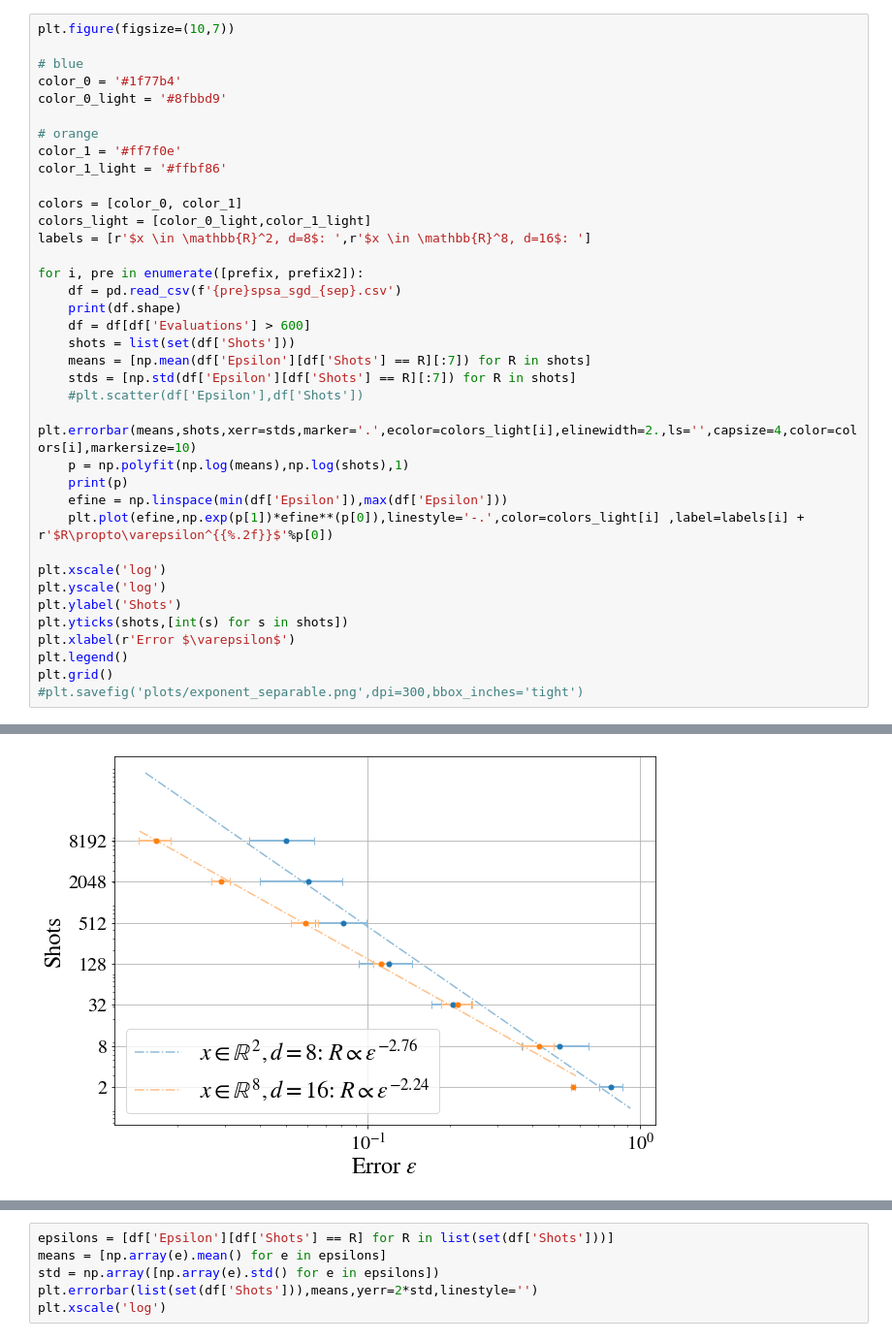
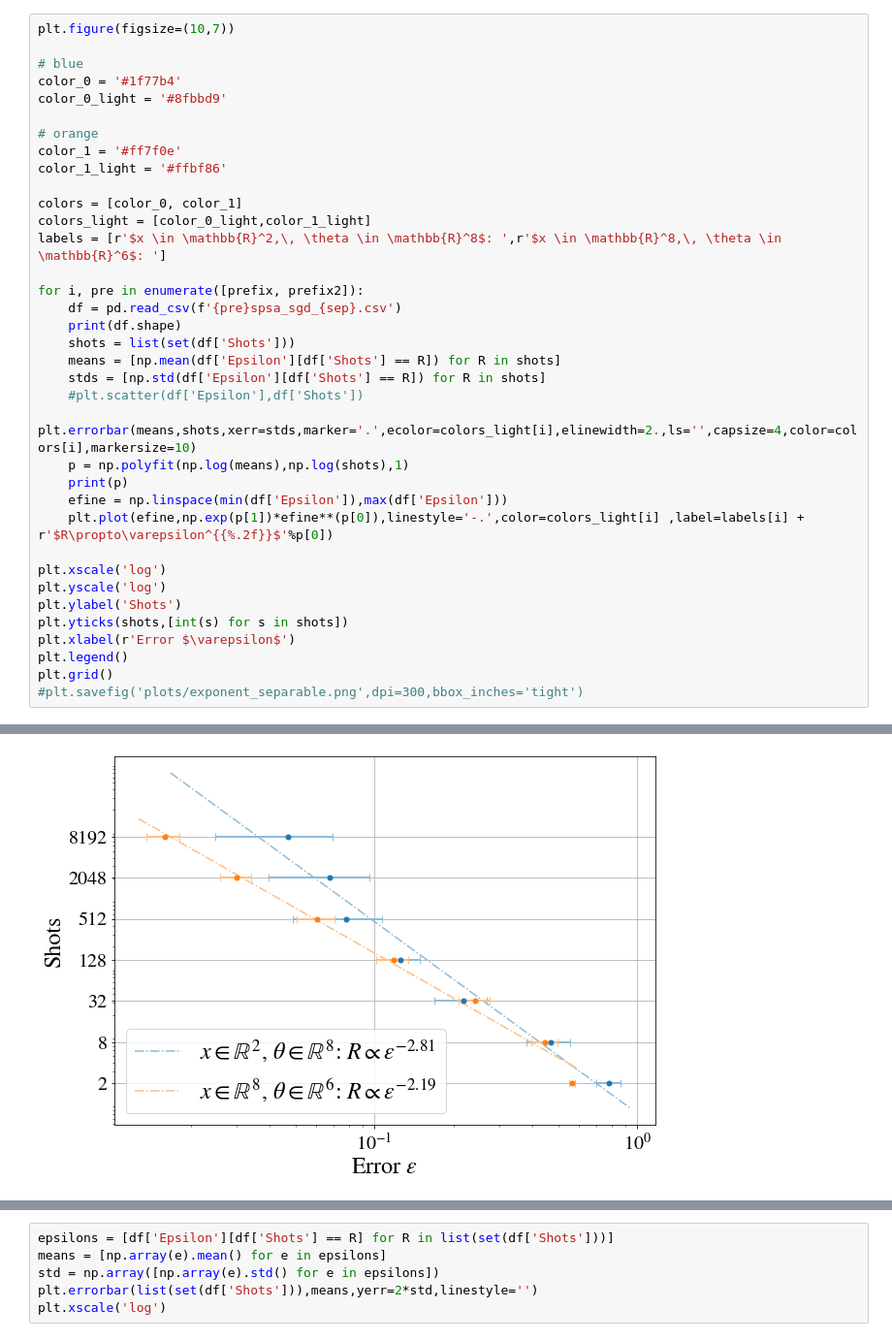
Before and after one commit to gentinettagian/complexity_of_qsvms, a Jupyter notebook: approx_qsvm/more_plots.ipynb, the cells around one changed output, grey strips where cells are left out. Shown at 97% size. Saved outputs shown, nothing was run; the diff lists cells and outputs as text.

```diff
--- a/approx_qsvm/more_plots.ipynb
+++ b/approx_qsvm/more_plots.ipynb
@@ -37,15 +35,14 @@ color_1_light = '#ffbf86'
 
 colors = [color_0, color_1]
 colors_light = [color_0_light,color_1_light]
-labels = [r'$x \in \mathbb{R}^2, d=8$: ',r'$x \in \mathbb{R}^8, d=16$: ']
+labels = [r'$x \in \mathbb{R}^2,\, \theta \in \mathbb{R}^8$: ',r'$x \in \mathbb{R}^8,\, \theta \in \mathbb{R}^6$: ']
 
 for i, pre in enumerate([prefix, prefix2]):
     df = pd.read_csv(f'{pre}spsa_sgd_{sep}.csv')
     print(df.shape)
-    df = df[df['Evaluations'] > 600]
     shots = list(set(df['Shots']))
-    means = [np.mean(df['Epsilon'][df['Shots'] == R][:7]) for R in shots]
-    stds = [np.std(df['Epsilon'][df['Shots'] == R][:7]) for R in shots]
+    means = [np.mean(df['Epsilon'][df['Shots'] == R]) for R in shots]
+    stds = [np.std(df['Epsilon'][df['Shots'] == R]) for R in shots]
     #plt.scatter(df['Epsilon'],df['Shots'])
     plt.errorbar(means,shots,xerr=stds,marker='.',ecolor=colors_light[i],elinewidth=2.,ls='',capsize=4,color=colors[i],markersize=10)
     p = np.polyfit(np.log(means),np.log(shots),1)
@@ -69 +66 @@ plt.grid()
-[figure, old version]
+[figure, new version]
```
Also changed, not shown: parts of 4 cells of this notebook, 1 other file.
